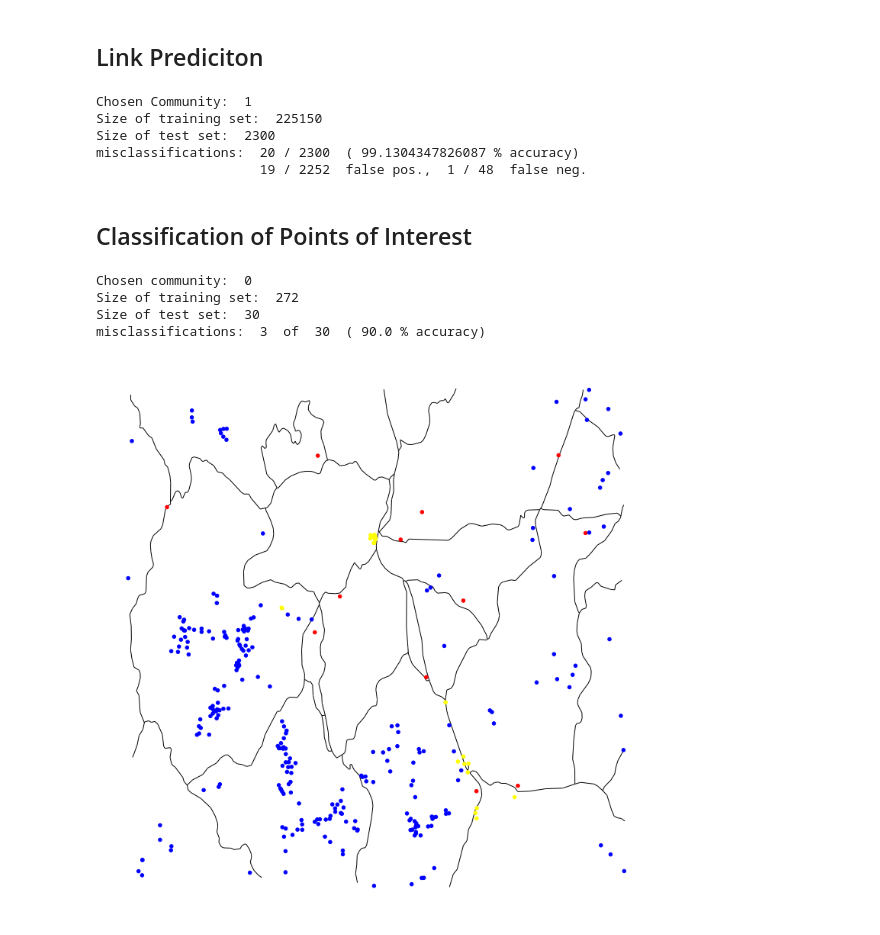
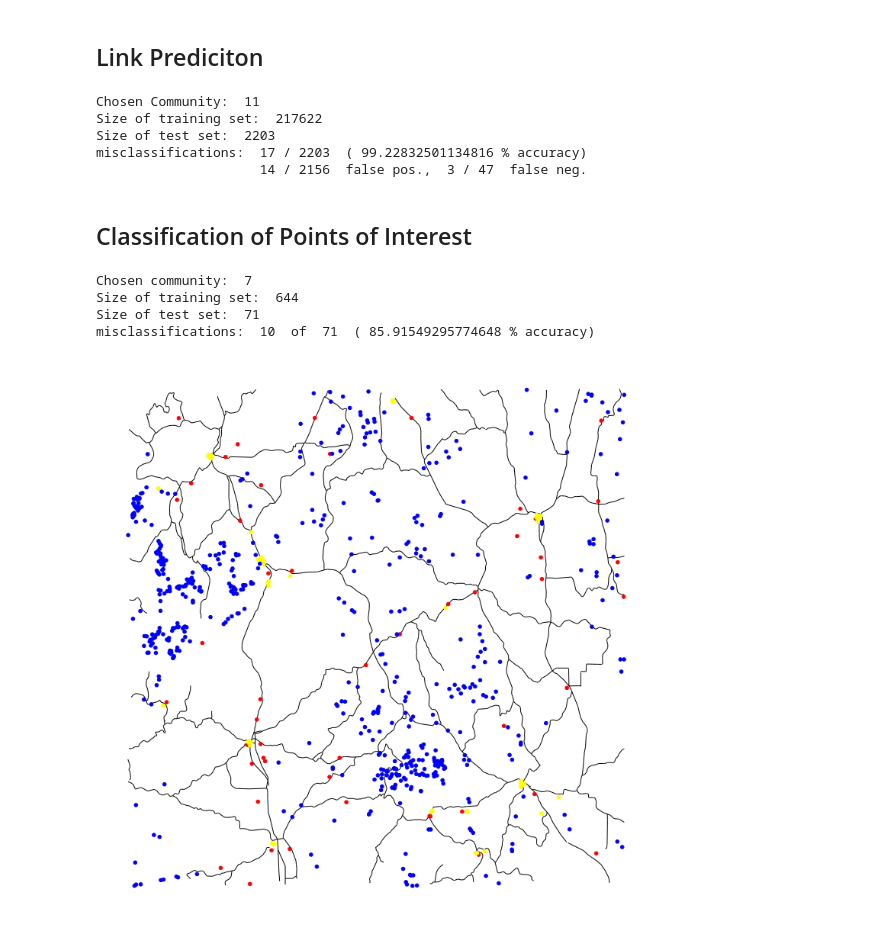
Before and after one commit to Jimmeeee/NA-project, a Jupyter notebook: notebooks/project.ipynb, the cells around one changed output. Cells and saved outputs as stored; diff of their text form; code cells hidden in the pictures.

```diff
--- a/notebooks/project.ipynb
+++ b/notebooks/project.ipynb
@@ -221,14 +221,17 @@ nx.draw(G, pos, node_size=sizes, node_color=degrees, cmap=plt.cm.Reds)
 # local clustering coefficients -> distribution
 clustering = nx.clustering(G)
 x, y = get_distribution(list(clustering.values()))
+x_pos = list(range(len(x)))
+x = [round(i, 2) for i in x]
 
 plt.figure(figsize=(20, 20))
 plt.subplot(223)
-plt.plot(x, y)
+plt.bar(x_pos, y)
+plt.xticks(x_pos, x)
 plt.xlabel('Clustering Coefficient')
 plt.ylabel('Frequency')
-for i,j in zip(x,y):
-    plt.annotate(str((round(i, 2), j)),xy=(i,j))
+for i,j in zip(x_pos,y):
+    plt.annotate(str(j),xy=(i,j))
 
 plt.subplot(224)
 nx.draw(G, pos, node_size=[100 if c > 0 else 0.0 for c in clustering.values()], node_color='r')
@@ -290,7 +293,7 @@ test_measure = edge_betw_centr.copy()
 num_pois = edges_num_pois(G_merged)
 
 for k in edge_betw_centr.keys():
-    test_measure[k] = edge_betw_centr[k] - num_pois[k]*1e-06
+    test_measure[k] = edge_betw_centr[k] - num_pois[k]*1e-05
 
 plt.figure(figsize=(20,20))
 plt.subplot(221)
@@ -323,7 +326,7 @@ def mvl(g):
     centr = nx.edge_betweenness_centrality(g, weight='length', k=20) # approximate betweeness with 20 nodes
     num_pois = edges_num_pois(g)
     for k in centr.keys():
-        centr[k] = centr[k] - num_pois[k]*1e-06 # consider betweeness centrality and number of pois on the edge
+        centr[k] = centr[k] - num_pois[k]*1e-05 # consider betweeness centrality and number of pois on the edge
     return max(centr.items(), key=operator.itemgetter(1))[0]
 
 com_gen = community.girvan_newman(G_merged, most_valuable_edge=mvl)
@@ -579,11 +582,11 @@ def road_prediction(min_size, max_size, com_index=0):
 
 road_prediction(300, 500)
 # %% [output]
-Chosen Community:  1
-Size of training set:  225150
-Size of test set:  2300
-misclassifications:  20 / 2300  ( 99.1304347826087 % accuracy)
-                     19 / 2252  false pos.,  1 / 48  false neg.
+Chosen Community:  11
+Size of training set:  217622
+Size of test set:  2203
+misclassifications:  17 / 2203  ( 99.22832501134816 % accuracy)
+                     14 / 2156  false pos.,  3 / 47  false neg.
 # %% [markdown]
 ## Classification of Points of Interest
 # %%
@@ -693,39 +696,39 @@ def poi_classification(com_index, min_size, visualize=False):
             y.append(3)
             num_el_classes[2] = num_el_classes[2] + 1
         elif train_graph_poi.nodes[n]['name'] == categories[2]:
             y.append(2)
             num_el_classes[1] = num_el_classes[1] + 1
         else:
             y.append(1)
             num_el_classes[0] = num_el_classes[0] + 1
 
     if any(v < 5 for v in num_el_classes):
         print("Training set does not contain at least 5 elements in each class.")
         return
 
     test = []
     expected_y = []
     for n in test_pois:
         test.append(poi_features(train_graph_poi, class_graph, graph, n))
         if class_graph.nodes[n]['name'] == categories[3]:
             expected_y.append(3)
         elif class_graph.nodes[n]['name'] == categories[2]:
             expected_y.append(2)
         else:
             expected_y.append(1)
 
     predicted_y = qda_predict(X, y, test)
 
     m, _, _  = num_misclass(predicted_y, expected_y)
     print("misclassifications: ", m, " of ", len(predicted_y), " (", 100 - m*100/len(predicted_y), "% accuracy)")
 
-poi_classification(0, 500, True)
+poi_classification(0, 700, True)
 # %% [output]
-Chosen community:  0
-Size of training set:  272
-Size of test set:  30
-misclassifications:  3  of  30  ( 90.0 % accuracy)
+Chosen community:  7
+Size of training set:  644
+Size of test set:  71
+misclassifications:  10  of  71  ( 85.91549295774648 % accuracy)
-[figure, old version]
+[figure, new version]
 # %%
 # test classification for all communities to get a range of accuracy
 for i in range(58):
```
Also changed, not shown: parts of 7 cells of this notebook, 13 other files.
